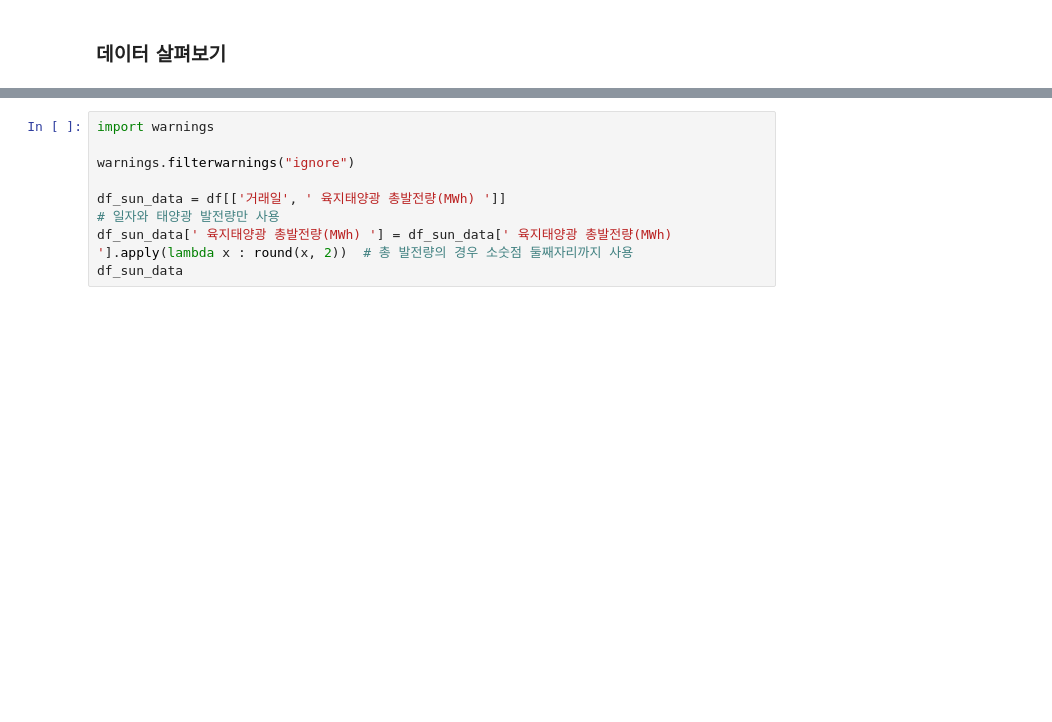
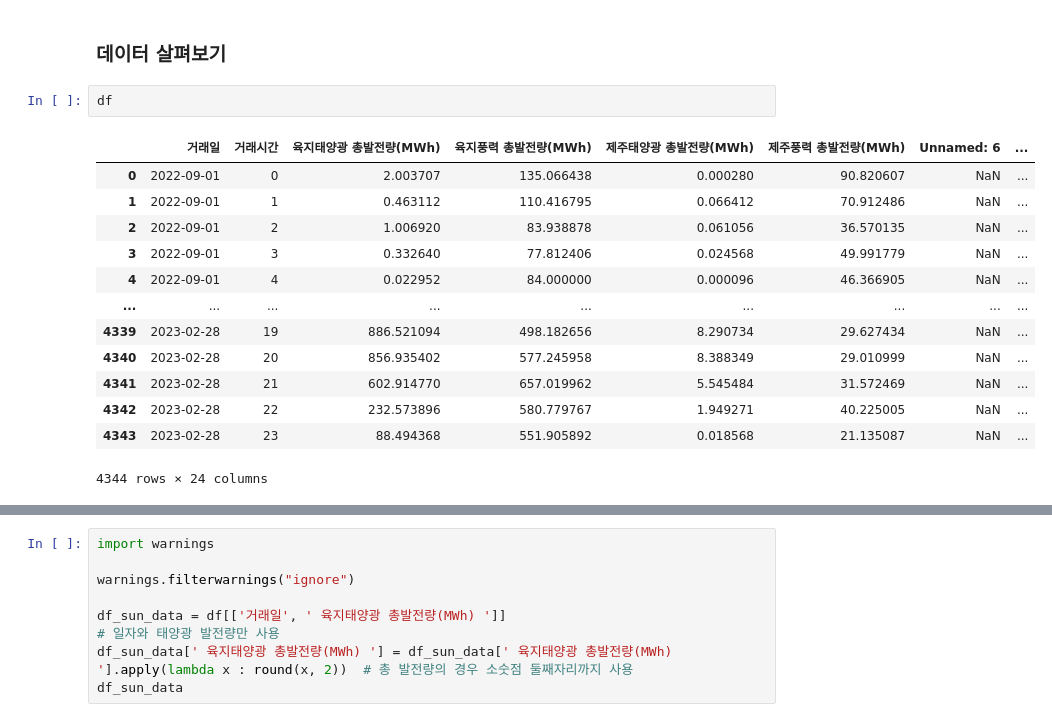
Before and after one commit to LeeHeonWoo1/Intel, a Jupyter notebook: RNN/solar_power_prediction.ipynb, the cells around one changed output, grey strips where cells are left out. Drawn from its saved outputs; the diff is of its cells as text; blank space fills up the shorter version.

```diff
--- a/RNN/solar_power_prediction.ipynb
+++ b/RNN/solar_power_prediction.ipynb
@@ -15,4 +15,20 @@ Index(['거래일', '거래시간', ' 육지태양광 총발전량(MWh) ', ' 육
       dtype='object')
 # %% [markdown]
 ### 데이터 살펴보기
+# %%
+df
+# %% [output]
+|  | 거래일 | 거래시간 | 육지태양광 총발전량(MWh) | 육지풍력 총발전량(MWh) | 제주태양광 총발전량(MWh) | 제주풍력 총발전량(MWh) | Unnamed: 6 | ... |
+| 0 | 2022-09-01 | 0 | 2.003707 | 135.066438 | 0.000280 | 90.820607 | NaN | ... |
+| 1 | 2022-09-01 | 1 | 0.463112 | 110.416795 | 0.066412 | 70.912486 | NaN | ... |
+| 2 | 2022-09-01 | 2 | 1.006920 | 83.938878 | 0.061056 | 36.570135 | NaN | ... |
+| 3 | 2022-09-01 | 3 | 0.332640 | 77.812406 | 0.024568 | 49.991779 | NaN | ... |
+| 4 | 2022-09-01 | 4 | 0.022952 | 84.000000 | 0.000096 | 46.366905 | NaN | ... |
+| ... | ... | ... | ... | ... | ... | ... | ... | ... |
+| 4339 | 2023-02-28 | 19 | 886.521094 | 498.182656 | 8.290734 | 29.627434 | NaN | ... |
+| 4340 | 2023-02-28 | 20 | 856.935402 | 577.245958 | 8.388349 | 29.010999 | NaN | ... |
+| 4341 | 2023-02-28 | 21 | 602.914770 | 657.019962 | 5.545484 | 31.572469 | NaN | ... |
+| 4342 | 2023-02-28 | 22 | 232.573896 | 580.779767 | 1.949271 | 40.225005 | NaN | ... |
+| 4343 | 2023-02-28 | 23 | 88.494368 | 551.905892 | 0.018568 | 21.135087 | NaN | ... |
+4344 rows × 24 columns
 # %%
```
Also changed, not shown: parts of 5 cells of this notebook.
